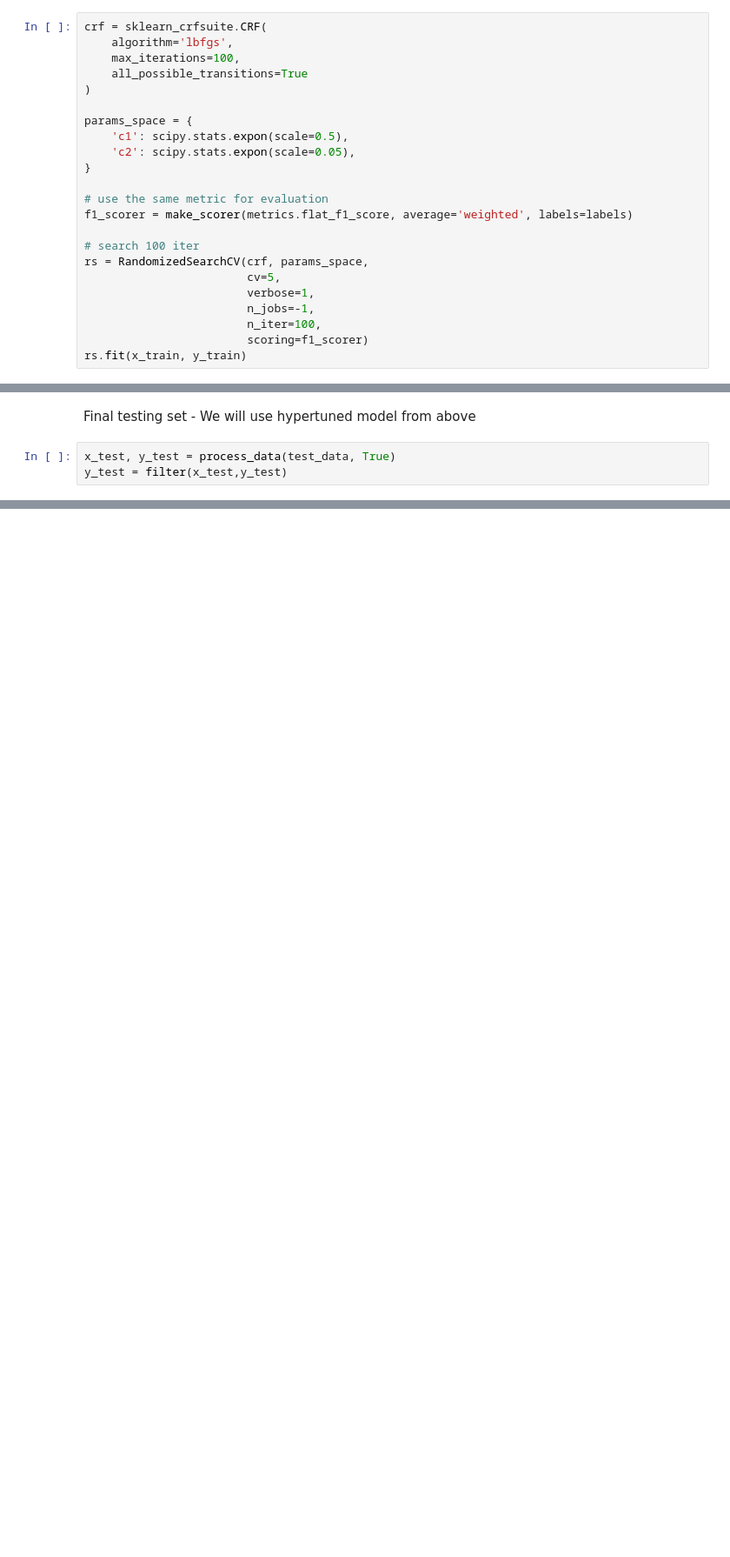
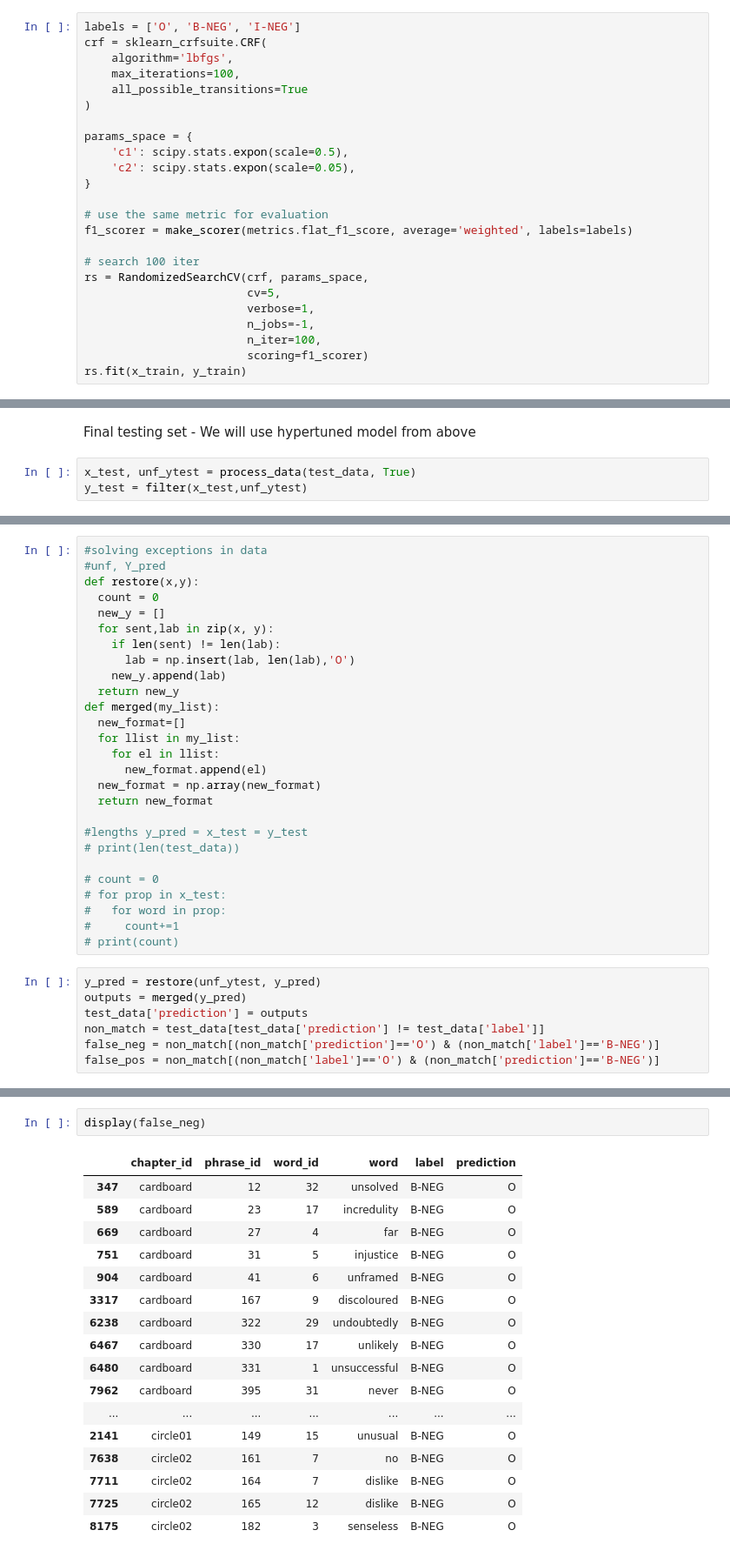
Before and after one commit to rishvik/textmining2023_aibi, a Jupyter notebook: CRF_model.ipynb, the cells around one changed output, grey strips where cells are left out. Shown: that part at 87% size. Drawn from its saved outputs; the diff is of its cells as text; blank space fills up the shorter version.

```diff
--- a/CRF_model.ipynb
+++ b/CRF_model.ipynb
@@ -846,6 +828,7 @@ weighted avg      0.928     0.855     0.889       179
 # %% [markdown]
 Hyperparameter tuning on model 2
 # %%
+labels = ['O', 'B-NEG', 'I-NEG']
 crf = sklearn_crfsuite.CRF(
     algorithm='lbfgs',
     max_iterations=100,
@@ -890,5 +873,5 @@ model size: 0.09M
 # %% [markdown]
 Final testing set - We will use hypertuned model from above
 # %%
-x_test, y_test = process_data(test_data, True)
-y_test = filter(x_test,y_test)
+x_test, unf_ytest = process_data(test_data, True)
+y_test = filter(x_test,unf_ytest)
@@ -937,0 +908,34 @@ Top negative:
+# %%
+#solving exceptions in data
+#unf, Y_pred
+def restore(x,y):
+  count = 0
+  new_y = []
+  for sent,lab in zip(x, y):
+    if len(sent) != len(lab):
+      lab = np.insert(lab, len(lab),'O')
+    new_y.append(lab)
+  return new_y
+def merged(my_list):
+  new_format=[]
+  for llist in my_list:
+    for el in llist:
+      new_format.append(el)
+  new_format = np.array(new_format)
+  return new_format
+
+#lengths y_pred = x_test = y_test
+# print(len(test_data))
+
+# count = 0
+# for prop in x_test:
+#   for word in prop:
+#     count+=1
+# print(count)
+# %%
+y_pred = restore(unf_ytest, y_pred)
+outputs = merged(y_pred)
+test_data['prediction'] = outputs
+non_match = test_data[test_data['prediction'] != test_data['label']]
+false_neg = non_match[(non_match['prediction']=='O') & (non_match['label']=='B-NEG')]
+false_pos = non_match[(non_match['label']=='O') & (non_match['prediction']=='B-NEG')]
@@ -937,0 +950,20 @@ Top negative:
+# %%
+display(false_neg)
+# %% [output]
+|  | chapter_id | phrase_id | word_id | word | label | prediction |
+| 347 | cardboard | 12 | 32 | unsolved | B-NEG | O |
+| 589 | cardboard | 23 | 17 | incredulity | B-NEG | O |
+| 669 | cardboard | 27 | 4 | far | B-NEG | O |
+| 751 | cardboard | 31 | 5 | injustice | B-NEG | O |
+| 904 | cardboard | 41 | 6 | unframed | B-NEG | O |
+| 3317 | cardboard | 167 | 9 | discoloured | B-NEG | O |
+| 6238 | cardboard | 322 | 29 | undoubtedly | B-NEG | O |
+| 6467 | cardboard | 330 | 17 | unlikely | B-NEG | O |
+| 6480 | cardboard | 331 | 1 | unsuccessful | B-NEG | O |
+| 7962 | cardboard | 395 | 31 | never | B-NEG | O |
+| ... | ... | ... | ... | ... | ... | ... |
+| 2141 | circle01 | 149 | 15 | unusual | B-NEG | O |
+| 7638 | circle02 | 161 | 7 | no | B-NEG | O |
+| 7711 | circle02 | 164 | 7 | dislike | B-NEG | O |
+| 7725 | circle02 | 165 | 12 | dislike | B-NEG | O |
+| 8175 | circle02 | 182 | 3 | senseless | B-NEG | O |
```
Also changed, not shown: parts of 17 cells of this notebook.
